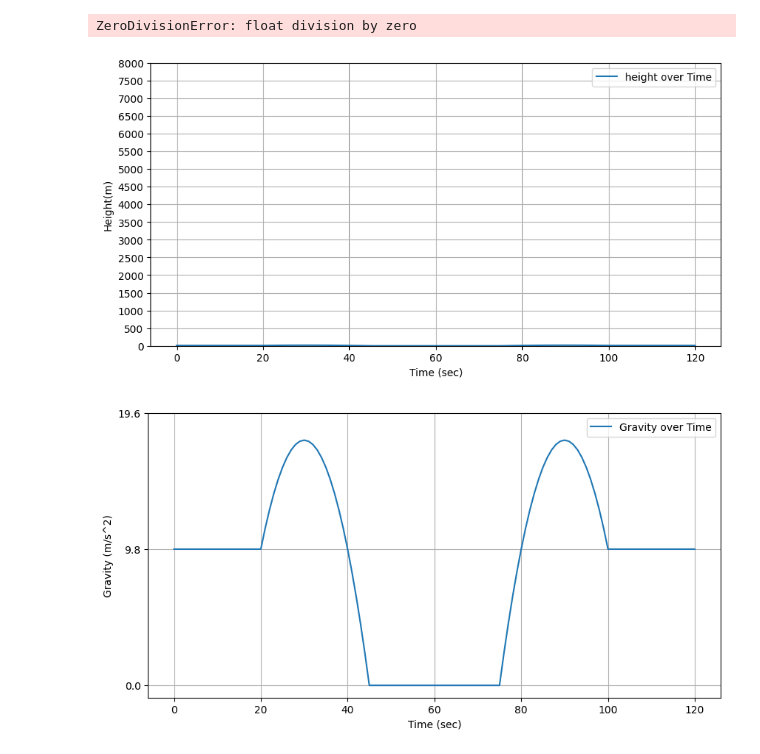
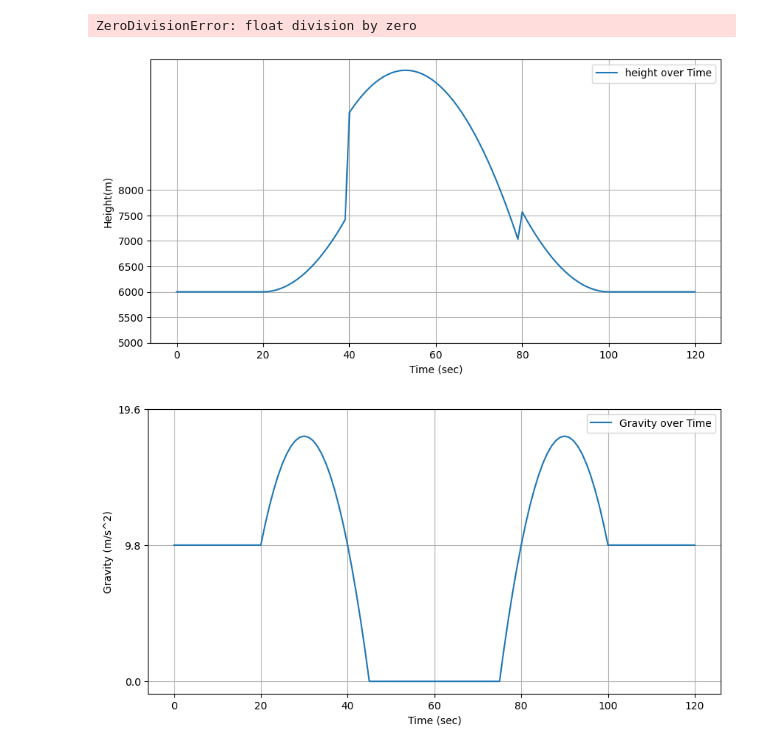
Before and after one commit to faransansj/Assignment_archive, a Jupyter notebook: 전산물리학/mid-tern exam/mid-tern_2024.ipynb, the cells around one changed output. Drawn from its saved outputs; the diff is of its cells as text; code cells hidden in the pictures.

Commit message:
modified:   edit height function

```diff
--- a/전산물리학/mid-tern exam/mid-tern_2024.ipynb
+++ b/전산물리학/mid-tern exam/mid-tern_2024.ipynb
@@ -260,45 +260,54 @@ ZeroDivisionError: float division by zero
 # %%
 import matplotlib.pyplot as plt
 import numpy as np
+from math import sin
 
-# Earth's gravity
+#parameter
 g = 9.8
+h0 = 6000
 
-# Define the airplane's gravity function
-def cal_hypergravity(time, g):
-    val = -0.008 * time**2 + 0.48 * time - 5.4
-    return g * val
-
-def airplane_gravity(time, g):
-    if time < 20:
-        return g
-    elif 20 <= time < 45:
-        return cal_hypergravity(time, g)
-    elif 40 <= time < 75:
+def airplane_height(time, g):
+    if time < 20:                   #steady horizontal flight
+        h = h0
+        return h
+    elif 20 <= time < 40:           #hypergravity
+        a = g * 1.8
+        h = h0 + 0.5*(a-g)*((time-20)**2)
+        return h
+    elif 40 <= time < 80:           #microgravity
+        v0 = 180
+        alpha = np.pi/4
+        h = h0 + v0 * sin(alpha) * time - 0.5 * g * ((time-40)**2)
+        return h
+    elif 80 <= time < 100:          #hypergravity
+        a = g * 1.8
+        t = time-100
+        h = h0 + 0.5*(a-g)*(t**2)
+        return h
+    elif 100 <= time <= 120:        #steady horizontal flight
+        h = h0
+        return h
+    else:
         return 0
-    elif 75 <= time < 100:
-        return cal_hypergravity(time-60, g)
-    elif 100 <= time <= 120:
-        return g
 
 # Time range from 0 to 120
 time_values = np.arange(0, 121)
-height_values = [airplane_gravity(t, g) for t in time_values]
+height_values = [airplane_height(t, g) for t in time_values]
 
 # Plotting the graph
 plt.figure(figsize=(10,5))
 plt.plot(time_values, height_values, label='height over Time')
-y_ticks = np.arange(0, 8500, 500)
+y_ticks = np.arange(5000, 8500, 500)
 plt.yticks(y_ticks)
 
 plt.xlabel('Time (sec)')
 plt.ylabel('Height(m)')
 
 plt.grid(True)
 plt.legend()
 plt.show()
 # %% [output]
-[figure, old version]
+[figure, new version]
 # %%
 import matplotlib.pyplot as plt
 import numpy as np
```
